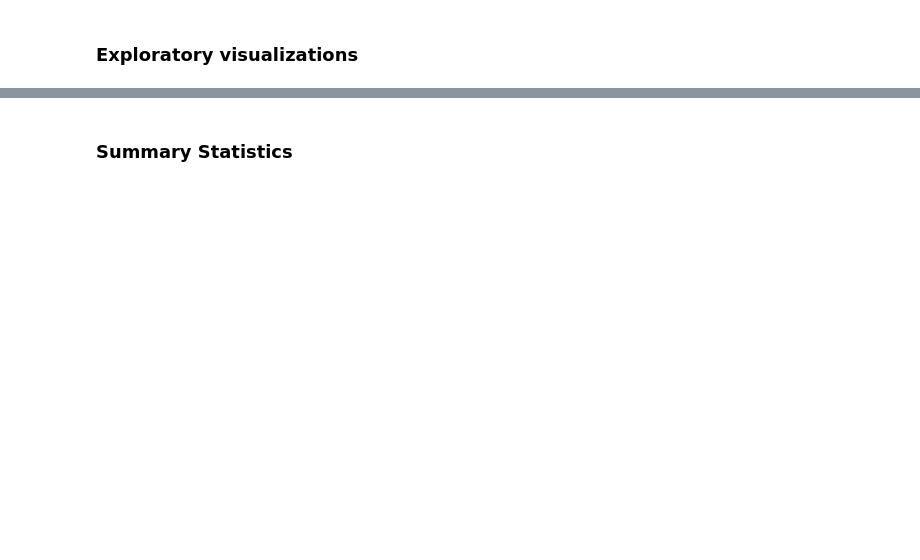
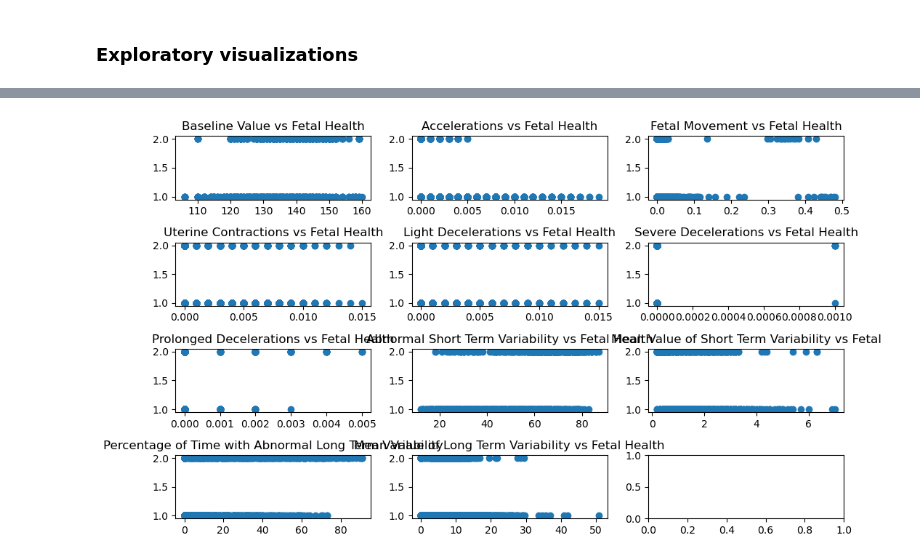
Before and after one commit to ivasslides/DS4021-Final-Project, a Jupyter notebook: Notebooks/descriptive.ipynb, the cells around one changed output, grey strips where cells are left out. Drawn from its saved outputs; the diff is of its cells as text; code cells hidden in the pictures; blank space fills up the shorter version.

```diff
--- a/Notebooks/descriptive.ipynb
+++ b/Notebooks/descriptive.ipynb
@@ -21,3 +137,42 @@ df.head()
 # %%
 # Scatterplot comparing all variables to target variable
-fig, ax =
+fig, ax = plt.subplots(4, 3, figsize=(10, 6))
+
+ax[0,0].scatter(X['baseline value'], y)
+ax[0,0].set_title('Baseline Value vs Fetal Health')
+
+ax[0,1].scatter(X['accelerations'], y)
+ax[0,1].set_title('Accelerations vs Fetal Health')
+
+ax[0,2].scatter(X['fetal_movement'], y)
+ax[0,2].set_title('Fetal Movement vs Fetal Health')
+
+ax[1,0].scatter(X['uterine_contractions'], y)
+ax[1,0].set_title('Uterine Contractions vs Fetal Health')
+
+ax[1,1].scatter(X['light_decelerations'], y)
+ax[1,1].set_title('Light Decelerations vs Fetal Health')
+
+ax[1,2].scatter(X['severe_decelerations'], y)
+ax[1,2].set_title('Severe Decelerations vs Fetal Health')
+
+ax[2,0].scatter(X['prolongued_decelerations'], y)
+ax[2,0].set_title('Prolonged Decelerations vs Fetal Health')
+
+ax[2,1].scatter(X['abnormal_short_term_variability'], y)
+ax[2,1].set_title('Abnormal Short Term Variability vs Fetal Health')
+
+ax[2,2].scatter(X['mean_value_of_short_term_variability'], y)
+ax[2,2].set_title('Mean Value of Short Term Variability vs Fetal')
+
+ax[3,0].scatter(X['percentage_of_time_with_abnormal_long_term_variability'], y)
+ax[3,0].set_title('Percentage of Time with Abnormal Long Term Variability')
+
+ax[3,1].scatter(X['mean_value_of_long_term_variability'], y)
+ax[3,1].set_title('Mean Value of Long Term Variability vs Fetal Health')
+
+
+plt.tight_layout()
+plt.show()
+# %% [output]
+[figure, added]
@@ -26,2 +178,0 @@ fig, ax =
-# %% [markdown]
-### Summary Statistics
```
Also changed, not shown: parts of 10 cells of this notebook, 2 other files.
